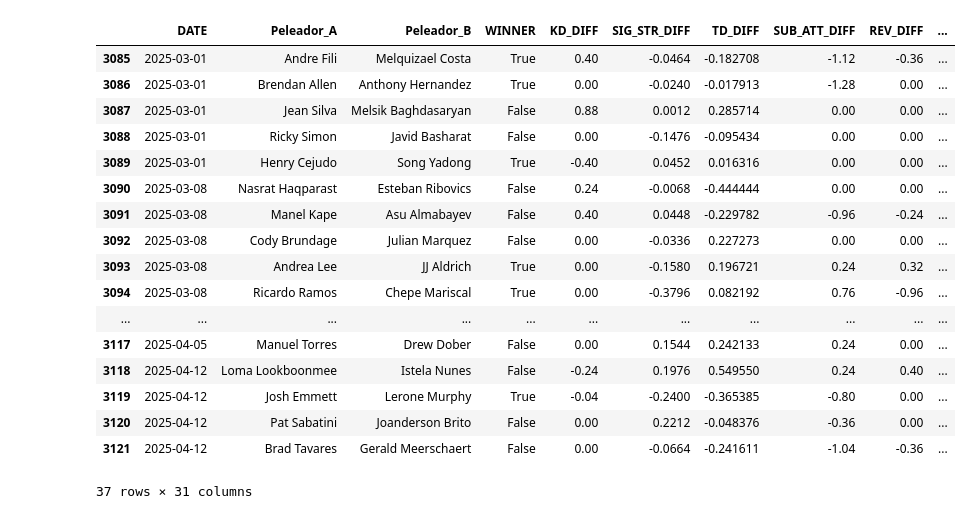
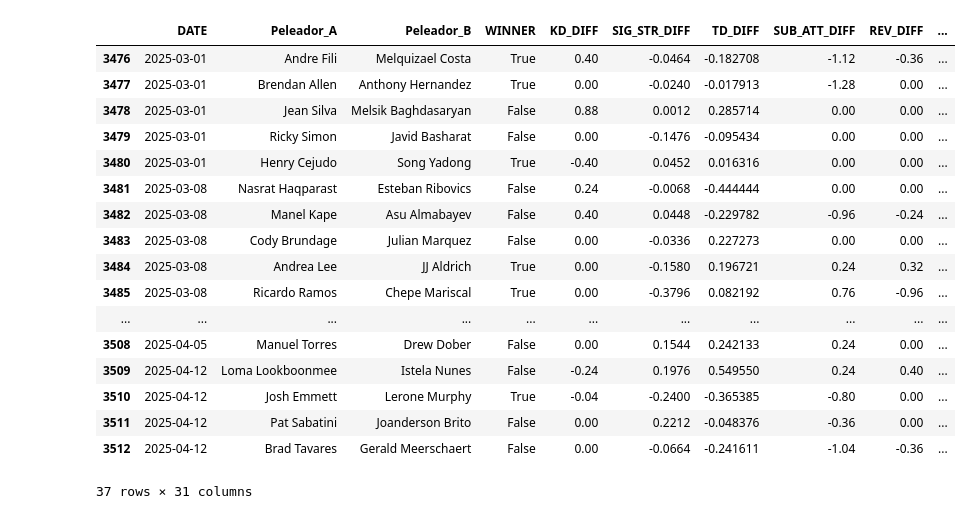
Before and after one commit to UCM-GIDIA-PD1/c2425-R4, a Jupyter notebook: src/evaluacion/P2/evaluacion_P2_nuevos_datos.ipynb, the cells around one changed output. Saved outputs shown, nothing was run; the diff lists cells and outputs as text; code cells hidden in the pictures.

```diff
--- a/src/evaluacion/P2/evaluacion_P2_nuevos_datos.ipynb
+++ b/src/evaluacion/P2/evaluacion_P2_nuevos_datos.ipynb
@@ -7,7 +7,7 @@ from sklearn.metrics import accuracy_score, f1_score, confusion_matrix, classifi
 import seaborn as sns
 import matplotlib.pyplot as plt
 # %%
-ruta_df =  os.path.join("..","..","..", "data", "P2_dif","completo_dif.parquet")
+ruta_df =  os.path.join("..","..","..", "data", "processed","df_dif.parquet")
 df = pd.read_parquet(ruta_df)
 df
 # %% [output]
@@ -27,26 +27,27 @@ df
 # %%
 df["DATE"] = pd.to_datetime(df["DATE"])
 
 # Filtra los combates después del 16 de febrero de 2025
 df_antiguos = df[df["DATE"] <= "2025-02-16"]
+df_antiguos = df_antiguos[df_antiguos["DATE"] >= "2010-01-01"]
 df_nuevos = df[df["DATE"] > "2025-02-16"]
 df_nuevos
 # %% [output]
 |  | DATE | Peleador_A | Peleador_B | WINNER | KD_DIFF | SIG_STR_DIFF | TD_DIFF | SUB_ATT_DIFF | REV_DIFF | ... |
-| 3085 | 2025-03-01 | Andre Fili | Melquizael Costa | True | 0.40 | -0.0464 | -0.182708 | -1.12 | -0.36 | ... |
-| 3086 | 2025-03-01 | Brendan Allen | Anthony Hernandez | True | 0.00 | -0.0240 | -0.017913 | -1.28 | 0.00 | ... |
-| 3087 | 2025-03-01 | Jean Silva | Melsik Baghdasaryan | False | 0.88 | 0.0012 | 0.285714 | 0.00 | 0.00 | ... |
-| 3088 | 2025-03-01 | Ricky Simon | Javid Basharat | False | 0.00 | -0.1476 | -0.095434 | 0.00 | 0.00 | ... |
-| 3089 | 2025-03-01 | Henry Cejudo | Song Yadong | True | -0.40 | 0.0452 | 0.016316 | 0.00 | 0.00 | ... |
-| 3090 | 2025-03-08 | Nasrat Haqparast | Esteban Ribovics | False | 0.24 | -0.0068 | -0.444444 | 0.00 | 0.00 | ... |
-| 3091 | 2025-03-08 | Manel Kape | Asu Almabayev | False | 0.40 | 0.0448 | -0.229782 | -0.96 | -0.24 | ... |
-| 3092 | 2025-03-08 | Cody Brundage | Julian Marquez | False | 0.00 | -0.0336 | 0.227273 | 0.00 | 0.00 | ... |
-| 3093 | 2025-03-08 | Andrea Lee | JJ Aldrich | True | 0.00 | -0.1580 | 0.196721 | 0.24 | 0.32 | ... |
-| 3094 | 2025-03-08 | Ricardo Ramos | Chepe Mariscal | True | 0.00 | -0.3796 | 0.082192 | 0.76 | -0.96 | ... |
+| 3476 | 2025-03-01 | Andre Fili | Melquizael Costa | True | 0.40 | -0.0464 | -0.182708 | -1.12 | -0.36 | ... |
+| 3477 | 2025-03-01 | Brendan Allen | Anthony Hernandez | True | 0.00 | -0.0240 | -0.017913 | -1.28 | 0.00 | ... |
+| 3478 | 2025-03-01 | Jean Silva | Melsik Baghdasaryan | False | 0.88 | 0.0012 | 0.285714 | 0.00 | 0.00 | ... |
+| 3479 | 2025-03-01 | Ricky Simon | Javid Basharat | False | 0.00 | -0.1476 | -0.095434 | 0.00 | 0.00 | ... |
+| 3480 | 2025-03-01 | Henry Cejudo | Song Yadong | True | -0.40 | 0.0452 | 0.016316 | 0.00 | 0.00 | ... |
+| 3481 | 2025-03-08 | Nasrat Haqparast | Esteban Ribovics | False | 0.24 | -0.0068 | -0.444444 | 0.00 | 0.00 | ... |
+| 3482 | 2025-03-08 | Manel Kape | Asu Almabayev | False | 0.40 | 0.0448 | -0.229782 | -0.96 | -0.24 | ... |
+| 3483 | 2025-03-08 | Cody Brundage | Julian Marquez | False | 0.00 | -0.0336 | 0.227273 | 0.00 | 0.00 | ... |
+| 3484 | 2025-03-08 | Andrea Lee | JJ Aldrich | True | 0.00 | -0.1580 | 0.196721 | 0.24 | 0.32 | ... |
+| 3485 | 2025-03-08 | Ricardo Ramos | Chepe Mariscal | True | 0.00 | -0.3796 | 0.082192 | 0.76 | -0.96 | ... |
 | ... | ... | ... | ... | ... | ... | ... | ... | ... | ... | ... |
-| 3117 | 2025-04-05 | Manuel Torres | Drew Dober | False | 0.00 | 0.1544 | 0.242133 | 0.24 | 0.00 | ... |
-| 3118 | 2025-04-12 | Loma Lookboonmee | Istela Nunes | False | -0.24 | 0.1976 | 0.549550 | 0.24 | 0.40 | ... |
-| 3119 | 2025-04-12 | Josh Emmett | Lerone Murphy | True | -0.04 | -0.2400 | -0.365385 | -0.80 | 0.00 | ... |
-| 3120 | 2025-04-12 | Pat Sabatini | Joanderson Brito | False | 0.00 | 0.2212 | -0.048376 | -0.36 | 0.00 | ... |
-| 3121 | 2025-04-12 | Brad Tavares | Gerald Meerschaert | False | 0.00 | -0.0664 | -0.241611 | -1.04 | -0.36 | ... |
+| 3508 | 2025-04-05 | Manuel Torres | Drew Dober | False | 0.00 | 0.1544 | 0.242133 | 0.24 | 0.00 | ... |
+| 3509 | 2025-04-12 | Loma Lookboonmee | Istela Nunes | False | -0.24 | 0.1976 | 0.549550 | 0.24 | 0.40 | ... |
+| 3510 | 2025-04-12 | Josh Emmett | Lerone Murphy | True | -0.04 | -0.2400 | -0.365385 | -0.80 | 0.00 | ... |
+| 3511 | 2025-04-12 | Pat Sabatini | Joanderson Brito | False | 0.00 | 0.2212 | -0.048376 | -0.36 | 0.00 | ... |
+| 3512 | 2025-04-12 | Brad Tavares | Gerald Meerschaert | False | 0.00 | -0.0664 | -0.241611 | -1.04 | -0.36 | ... |
 37 rows × 31 columns
```
Also changed, not shown: parts of 10 cells of this notebook, 2 other files.
